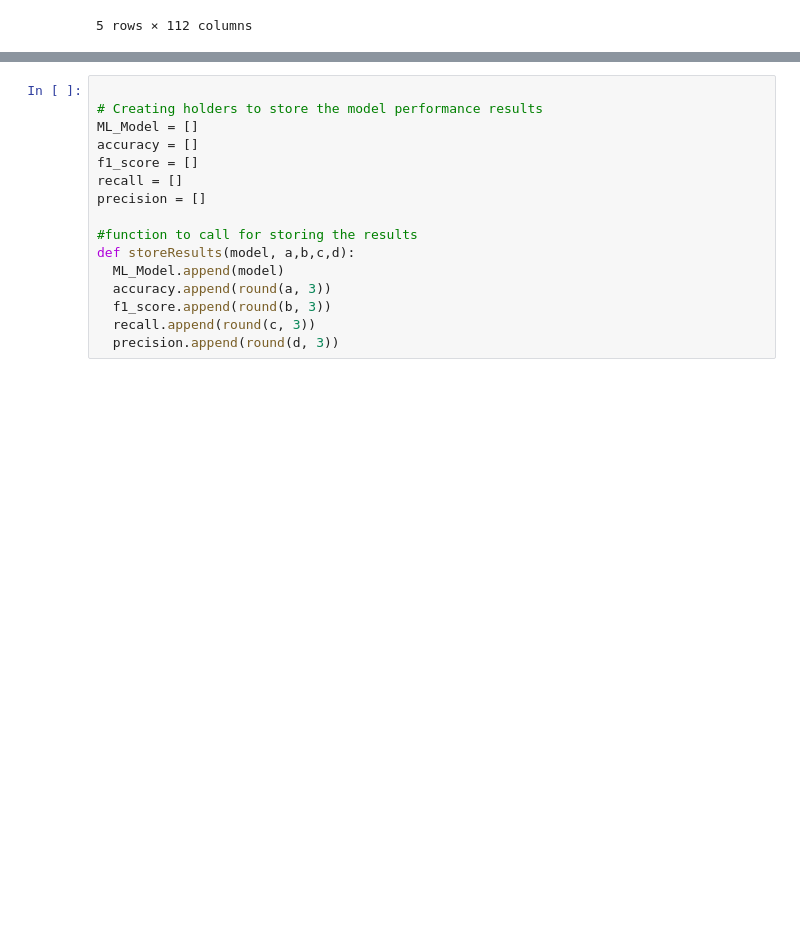
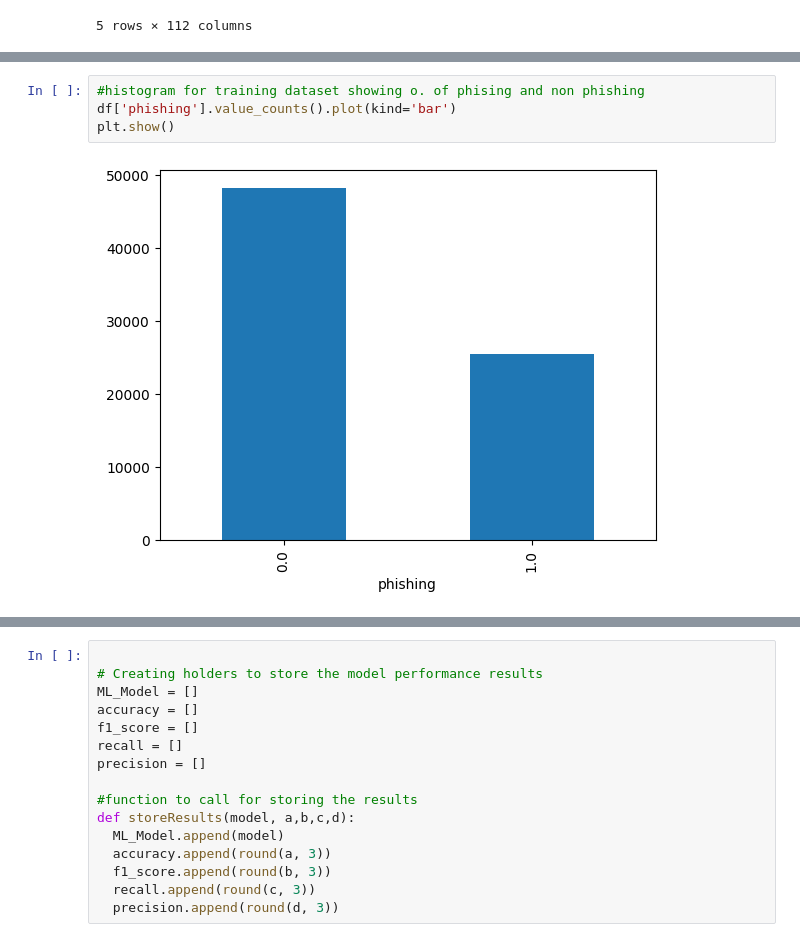
Before and after one commit to BPragun/MinorProject, a Jupyter notebook: data_analysis.ipynb, the cells around one changed output, grey strips where cells are left out. Cells and saved outputs as stored; diff of their text form; blank space fills up the shorter version.

```diff
--- a/data_analysis.ipynb
+++ b/data_analysis.ipynb
@@ -103,0 +103,6 @@ df1=df1[useful_columns]
+# %%
+#histogram for training dataset showing o. of phising and non phishing
+df['phishing'].value_counts().plot(kind='bar')
+plt.show()
+# %% [output]
+[figure, added]
```
Also changed, not shown: parts of 65 cells of this notebook.
